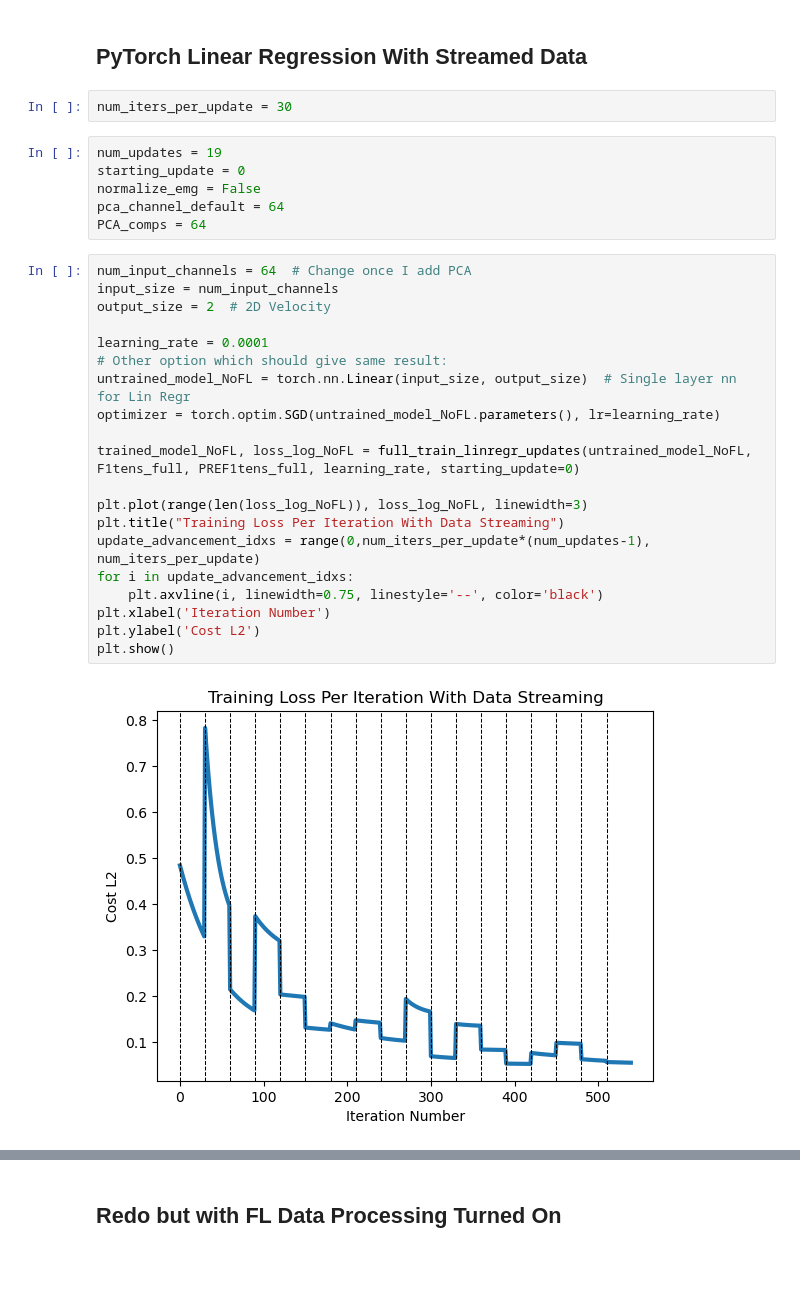
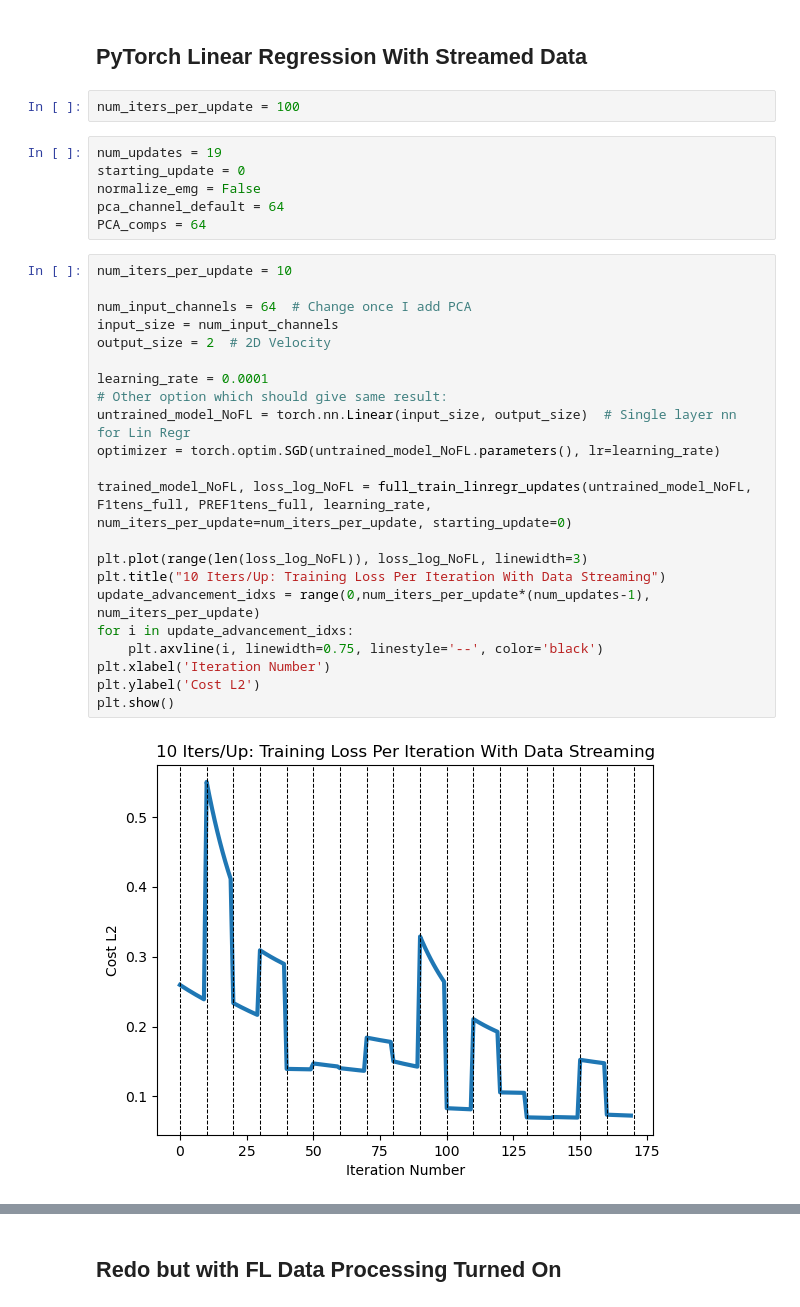
Before and after one commit to kdmalc/personalization-privacy-risk, a Jupyter notebook: Personalized_Federated_Learning/102_LinRegr_FDV.ipynb, the cells around one changed output, grey strips where cells are left out. Cells and saved outputs as stored; diff of their text form; blank space fills up the shorter version.

```diff
--- a/Personalized_Federated_Learning/102_LinRegr_FDV.ipynb
+++ b/Personalized_Federated_Learning/102_LinRegr_FDV.ipynb
@@ -69,7 +88,7 @@ plt.show()
 # %% [markdown]
 ## PyTorch Linear Regression With Streamed Data
 # %%
-num_iters_per_update = 30
+num_iters_per_update = 100
 # %%
 num_updates = 19
 starting_update = 0
@@ -77,24 +96,26 @@ normalize_emg = False
 pca_channel_default = 64
 PCA_comps = 64
 # %%
+num_iters_per_update = 10
+
 num_input_channels = 64  # Change once I add PCA
 input_size = num_input_channels
 output_size = 2  # 2D Velocity
 
 learning_rate = 0.0001
 # Other option which should give same result:
 untrained_model_NoFL = torch.nn.Linear(input_size, output_size)  # Single layer nn for Lin Regr
 optimizer = torch.optim.SGD(untrained_model_NoFL.parameters(), lr=learning_rate)
 
-trained_model_NoFL, loss_log_NoFL = full_train_linregr_updates(untrained_model_NoFL, F1tens_full, PREF1tens_full, learning_rate, starting_update=0)
+trained_model_NoFL, loss_log_NoFL = full_train_linregr_updates(untrained_model_NoFL, F1tens_full, PREF1tens_full, learning_rate, num_iters_per_update=num_iters_per_update, starting_update=0)
 
 plt.plot(range(len(loss_log_NoFL)), loss_log_NoFL, linewidth=3)
-plt.title("Training Loss Per Iteration With Data Streaming")
+plt.title("10 Iters/Up: Training Loss Per Iteration With Data Streaming")
 update_advancement_idxs = range(0,num_iters_per_update*(num_updates-1), num_iters_per_update)
 for i in update_advancement_idxs:
     plt.axvline(i, linewidth=0.75, linestyle='--', color='black')
 plt.xlabel('Iteration Number')
 plt.ylabel('Cost L2')
 plt.show()
 # %% [output]
-[figure, old version]
+[figure, new version]
```
Also changed, not shown: parts of 11 cells of this notebook, 5 other files.
